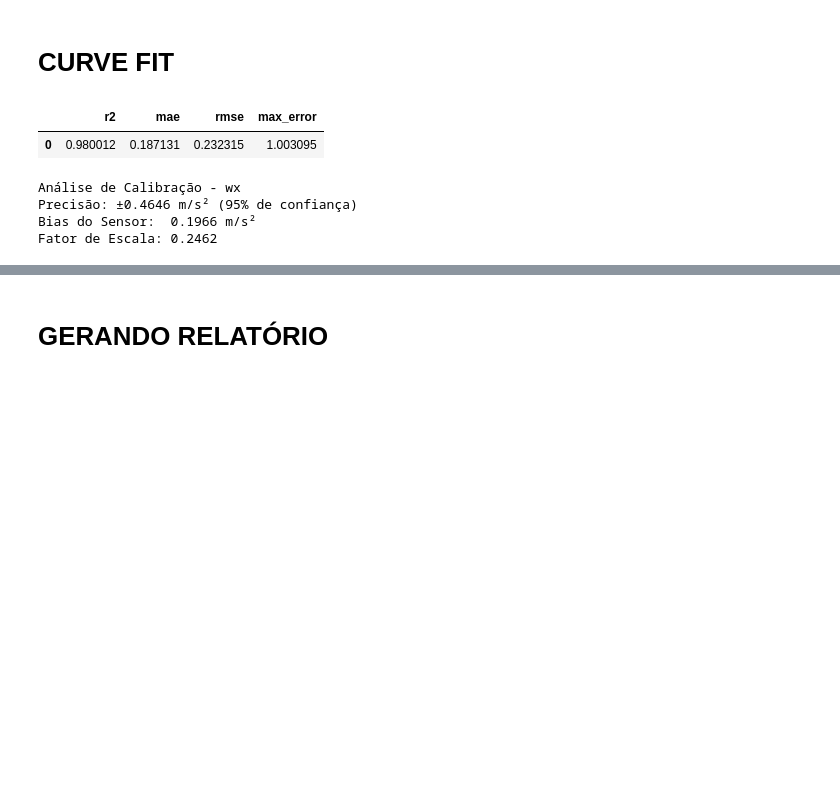
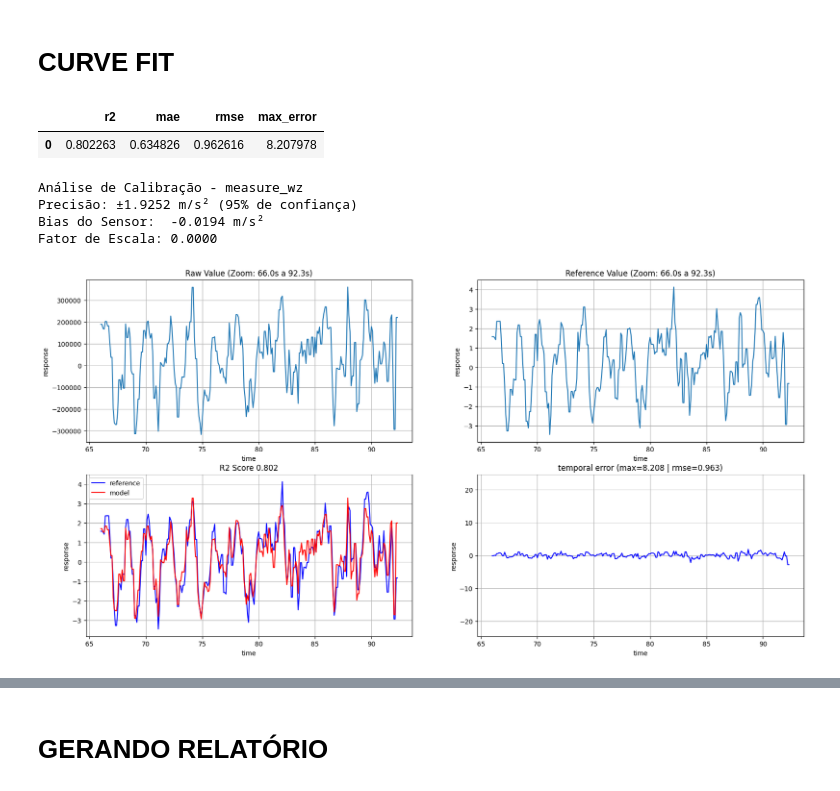
Before and after one commit to KlaussMarchi/MRU, a Jupyter notebook: Calibration/Analysis.ipynb, the cells around one changed output, grey strips where cells are left out. Drawn from its saved outputs; the diff is of its cells as text; code cells hidden in the pictures; blank space fills up the shorter version.

```diff
--- a/Calibration/Analysis.ipynb
+++ b/Calibration/Analysis.ipynb
@@ -14,6 +14,7 @@ VIEW_LIMITS = (0.5, 0.7)
 # %% [markdown]
 # DADOS
 # %%
-df = pd.read_csv('files/pitch_cal.csv')
+df = pd.read_csv('files/DataBase.csv')
+df.loc[:, 'time'] = df.time - df.time.values[0]
 df
 # %% [output]
@@ -63,12 +63,12 @@ class Phaser:
         self.reference = reference
 
     def get(self, df):
-        x_norm = df[self.target]    - df[self.target].mean()
-        y_norm = df[self.reference] - df[self.reference].mean()
+        x_norm = normalize(df[self.target])
+        y_norm = normalize(df[self.reference])
 
         correlation = np.correlate(y_norm, x_norm, mode='full')
         lags = np.arange(-len(df) + 1, len(df))
-        lag  = lags[np.argmax(np.abs(correlation))]
+        lag  = lags[np.argmax(correlation)]
         return lag
 
     def set(self, df, lag):
@@ -79,6 +79,7 @@ class Phaser:
         df = df.dropna().reset_index(drop=True)
         return df
 
+
 target = df.loc[(df.time >= VIEW_TIME[0]) & (df.time <= VIEW_TIME[1])]
 phaser = Phaser(RAW_VAR, REF_VAR)
 lag    = phaser.get(target)
@@ -131,9 +142,10 @@ def gaussian(data):
     plt.text(0.05, 0.95, text, transform=plt.gca().transAxes, verticalalignment='top', bbox=opts)
     plt.xlabel('x'); plt.ylabel('frequência'); plt.grid()
 
+
 target = df.loc[(df.time >= VIEW_TIME[0]) & (df.time <= VIEW_TIME[1])]
 time = df.time.diff()[1:].to_numpy()
-dt   = np.median(time).round(3)
+dt   = np.median(time).round(2)
 print(dt)
 gaussian(time)
 # %% [output]
@@ -215,27 +228,38 @@ class TemporalFit:
         else:
             self.r2 = 1 - float(ss_res / ss_tot)
 
-    def plot(self):
+    def plot(self, view_limits=VIEW_LIMITS):
+        t_max = self.time[-1]
+
+        mask = ((self.time >= t_max * view_limits[0]) & (self.time <= t_max * view_limits[1])) if view_limits else slice(None)
+        t_plot   = self.time[mask]
+        x_plot   = self.xData[mask]
+        y_plot   = self.yData[mask]
+        mod_plot = self.yModel[mask]
+        err_plot = self.error[mask]
+        title = f" (Zoom: {t_max * view_limits[0]:.1f}s a {t_max * view_limits[1]:.1f}s)" if view_limits else ""
+
         plt.figure(figsize=(20, 10))
+
         plt.subplot(2, 2, 1)
-        plt.plot(self.time, self.xData)
+        plt.plot(t_plot, x_plot)
         plt.xlabel('time'); plt.ylabel('response')
-        plt.grid(); plt.title('Raw Value')
+        plt.grid(); plt.title('Raw Value' + title)
 
         plt.subplot(2, 2, 2)
-        plt.plot(self.time, self.yData)
+        plt.plot(t_plot, y_plot)
         plt.xlabel('time'); plt.ylabel('response')
-        plt.grid(); plt.title('Reference Value')
+        plt.grid(); plt.title('Reference Value' + title)
 
         plt.subplot(2, 2, 3)
-        plt.plot(self.time, self.yData, color='blue', label='reference')
-        plt.plot(self.time, self.yModel, color='red', label='model')
+        plt.plot(t_plot, y_plot, color='blue', label='reference')
+        plt.plot(t_plot, mod_plot, color='red', label='model')
         plt.xlabel('time'); plt.ylabel('response')
         plt.legend(); plt.title(f'R2 Score {self.r2:.3f}')
         plt.grid()
 
         plt.subplot(2, 2, 4)
-        plt.plot(self.time, self.error, color='blue')
+        plt.plot(t_plot, err_plot, color='blue')
         plt.xlabel('time'); plt.ylabel('response')
         plt.ylim(-self.max_error*3, self.max_error*3)
         plt.title(f'temporal error (max={self.max_error:.3f} | rmse={self.rmse:.3f})')
@@ -244,29 +268,29 @@ class TemporalFit:
     def display(self):
         display(pd.DataFrame([{'r2': self.r2, 'mae': self.mae, 'rmse': self.rmse, 'max_error': self.max_error}]))
 # %%
-target = df.loc[(df.time >= VIEW_TIME[0]) & (df.time <= VIEW_TIME[1])]
-model = TemporalFit(target.time, target[RAW_VAR], target[REF_VAR])
+model = TemporalFit(df.time, df[RAW_VAR], df[REF_VAR])
 model.update()
 model.display()
 
 erro_medio = model.mae
 erro_pico  = model.rmse
 escala     = model.coefs[0] # Sensibilidade (o 'a' de ax + b)
 bias       = model.coefs[1] # Offset (o 'b' de ax + b)
 precision  = 2 * model.error.std() # Calculando o intervalo de 95% de confiança
 
 print(f'Análise de Calibração - {RAW_VAR}')
 print(f'Precisão: ±{precision:.4f} m/s² (95% de confiança)')
 print(f'Bias do Sensor:  {bias:.4f} m/s²')
 print(f'Fator de Escala: {escala:.4f}')
 model.plot()
 # %% [output]
 |  | r2 | mae | rmse | max_error |
-| 0 | 0.980012 | 0.187131 | 0.232315 | 1.003095 |
+| 0 | 0.802263 | 0.634826 | 0.962616 | 8.207978 |
-Análise de Calibração - wx
-Precisão: ±0.4646 m/s² (95% de confiança)
-Bias do Sensor:  0.1966 m/s²
-Fator de Escala: 0.2462
+Análise de Calibração - measure_wz
+Precisão: ±1.9252 m/s² (95% de confiança)
+Bias do Sensor:  -0.0194 m/s²
+Fator de Escala: 0.0000
+[figure, added]
 # %%
 df['model'] = model.apply(df[RAW_VAR])
 
```
Also changed, not shown: parts of 13 cells of this notebook, 26 other files.
